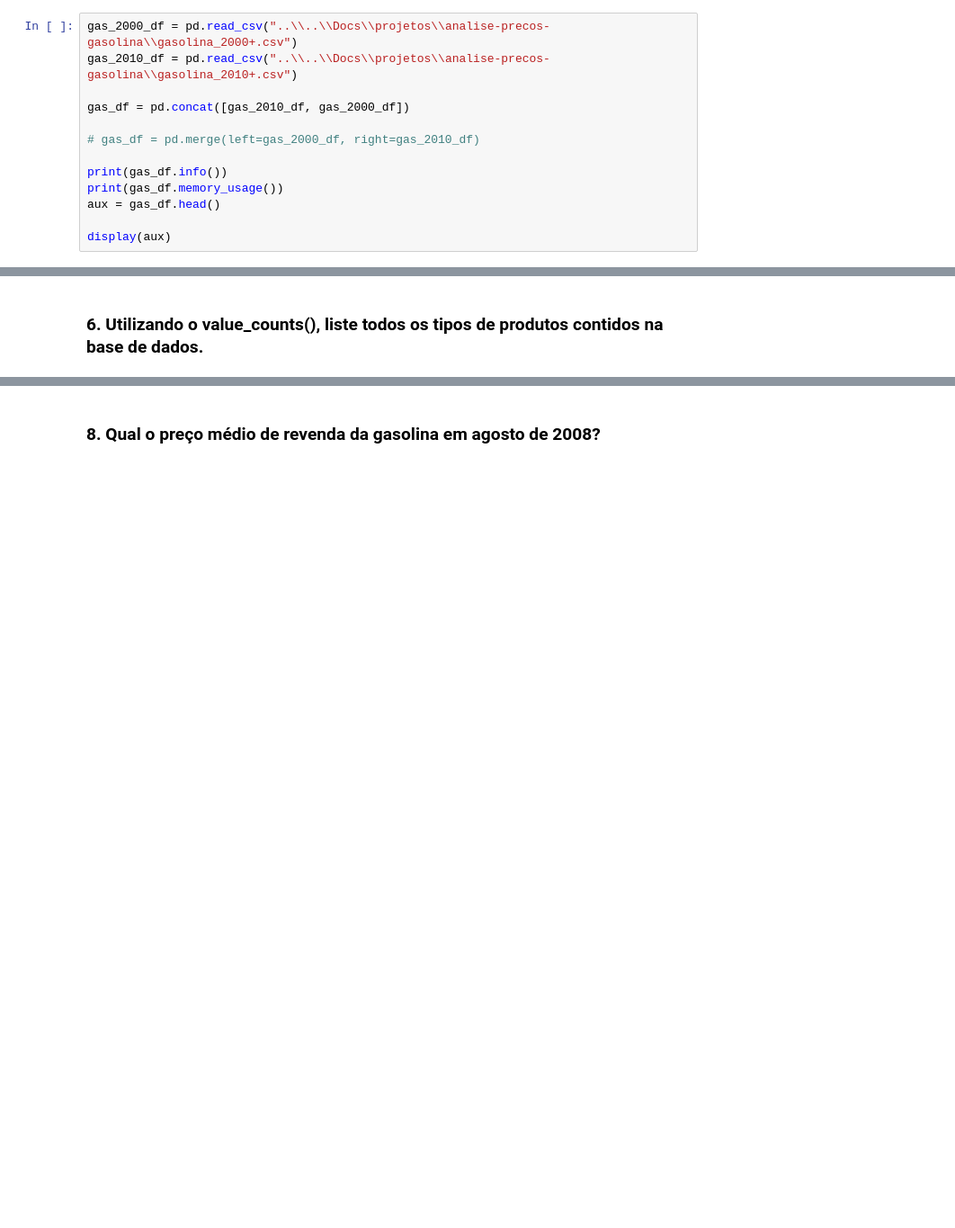
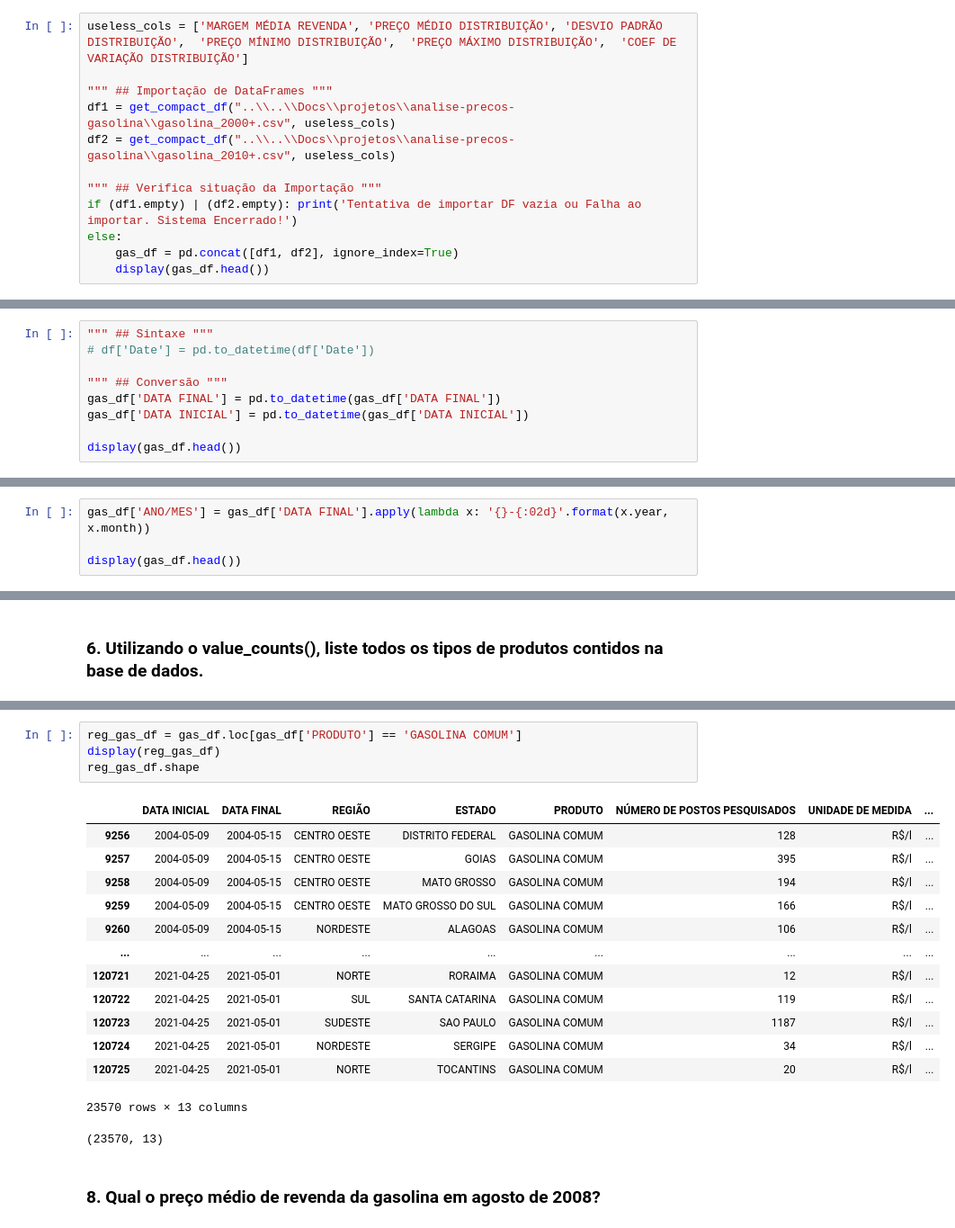
Before and after one commit to BLuiz/a-iiot_dash-course, a Jupyter notebook: Asimov/02_Analisando Dados com Pandas & SQL/Exe/03_SQL e Pandas/exercicios-pandas.ipynb, the cells around one changed output, grey strips where cells are left out. Shown: that part at 90% size. Saved outputs shown, nothing was run; the diff lists cells and outputs as text; blank space fills up the shorter version.

Commit message:
Continuação do módulo de Analise de dados com Pandas e SQL, conclusão da análise de gasolina

```diff
--- a/Asimov/02_Analisando Dados com Pandas & SQL/Exe/03_SQL e Pandas/exercicios-pandas.ipynb
+++ b/Asimov/02_Analisando Dados com Pandas & SQL/Exe/03_SQL e Pandas/exercicios-pandas.ipynb
@@ -13,13 +30,12 @@ import _sqlite3
 # %%
-gas_2000_df = pd.read_csv("..\\..\\Docs\\projetos\\analise-precos-gasolina\\gasolina_2000+.csv")
-gas_2010_df = pd.read_csv("..\\..\\Docs\\projetos\\analise-precos-gasolina\\gasolina_2010+.csv")
+useless_cols = ['MARGEM MÉDIA REVENDA', 'PREÇO MÉDIO DISTRIBUIÇÃO', 'DESVIO PADRÃO DISTRIBUIÇÃO',  'PREÇO MÍNIMO DISTRIBUIÇÃO',  'PREÇO MÁXIMO DISTRIBUIÇÃO',  'COEF DE VARIAÇÃO DISTRIBUIÇÃO']
 
-gas_df = pd.concat([gas_2010_df, gas_2000_df])
+""" ## Importação de DataFrames """
+df1 = get_compact_df("..\\..\\Docs\\projetos\\analise-precos-gasolina\\gasolina_2000+.csv", useless_cols)
+df2 = get_compact_df("..\\..\\Docs\\projetos\\analise-precos-gasolina\\gasolina_2010+.csv", useless_cols)
 
-# gas_df = pd.merge(left=gas_2000_df, right=gas_2010_df)
-
-print(gas_df.info())
-print(gas_df.memory_usage())
-aux = gas_df.head()
-
-display(aux)
+""" ## Verifica situação da Importação """
+if (df1.empty) | (df2.empty): print('Tentativa de importar DF vazia ou Falha ao importar. Sistema Encerrado!')
+else:
+    gas_df = pd.concat([df1, df2], ignore_index=True)
+    display(gas_df.head())
@@ -31,0 +95,9 @@ display(aux)
+# %%
+""" ## Sintaxe """
+# df['Date'] = pd.to_datetime(df['Date'])
+
+""" ## Conversão """
+gas_df['DATA FINAL'] = pd.to_datetime(gas_df['DATA FINAL'])
+gas_df['DATA INICIAL'] = pd.to_datetime(gas_df['DATA INICIAL'])
+
+display(gas_df.head())
@@ -33,0 +113,4 @@ display(aux)
+# %%
+gas_df['ANO/MES'] = gas_df['DATA FINAL'].apply(lambda x: '{}-{:02d}'.format(x.year, x.month))
+
+display(gas_df.head())
@@ -38,2 +143,21 @@ display(aux)
+# %%
+reg_gas_df = gas_df.loc[gas_df['PRODUTO'] == 'GASOLINA COMUM']
+display(reg_gas_df)
+reg_gas_df.shape
+# %% [output]
+|  | DATA INICIAL | DATA FINAL | REGIÃO | ESTADO | PRODUTO | NÚMERO DE POSTOS PESQUISADOS | UNIDADE DE MEDIDA | ... |
+| 9256 | 2004-05-09 | 2004-05-15 | CENTRO OESTE | DISTRITO FEDERAL | GASOLINA COMUM | 128 | R$/l | ... |
+| 9257 | 2004-05-09 | 2004-05-15 | CENTRO OESTE | GOIAS | GASOLINA COMUM | 395 | R$/l | ... |
+| 9258 | 2004-05-09 | 2004-05-15 | CENTRO OESTE | MATO GROSSO | GASOLINA COMUM | 194 | R$/l | ... |
+| 9259 | 2004-05-09 | 2004-05-15 | CENTRO OESTE | MATO GROSSO DO SUL | GASOLINA COMUM | 166 | R$/l | ... |
+| 9260 | 2004-05-09 | 2004-05-15 | NORDESTE | ALAGOAS | GASOLINA COMUM | 106 | R$/l | ... |
+| ... | ... | ... | ... | ... | ... | ... | ... | ... |
+| 120721 | 2021-04-25 | 2021-05-01 | NORTE | RORAIMA | GASOLINA COMUM | 12 | R$/l | ... |
+| 120722 | 2021-04-25 | 2021-05-01 | SUL | SANTA CATARINA | GASOLINA COMUM | 119 | R$/l | ... |
+| 120723 | 2021-04-25 | 2021-05-01 | SUDESTE | SAO PAULO | GASOLINA COMUM | 1187 | R$/l | ... |
+| 120724 | 2021-04-25 | 2021-05-01 | NORDESTE | SERGIPE | GASOLINA COMUM | 34 | R$/l | ... |
+| 120725 | 2021-04-25 | 2021-05-01 | NORTE | TOCANTINS | GASOLINA COMUM | 20 | R$/l | ... |
+23570 rows × 13 columns
+(23570, 13)
 # %% [markdown]
 ### 8. Qual o preço médio de revenda da gasolina em agosto de 2008?
```
Also changed, not shown: parts of 18 cells of this notebook, 1 other file.
